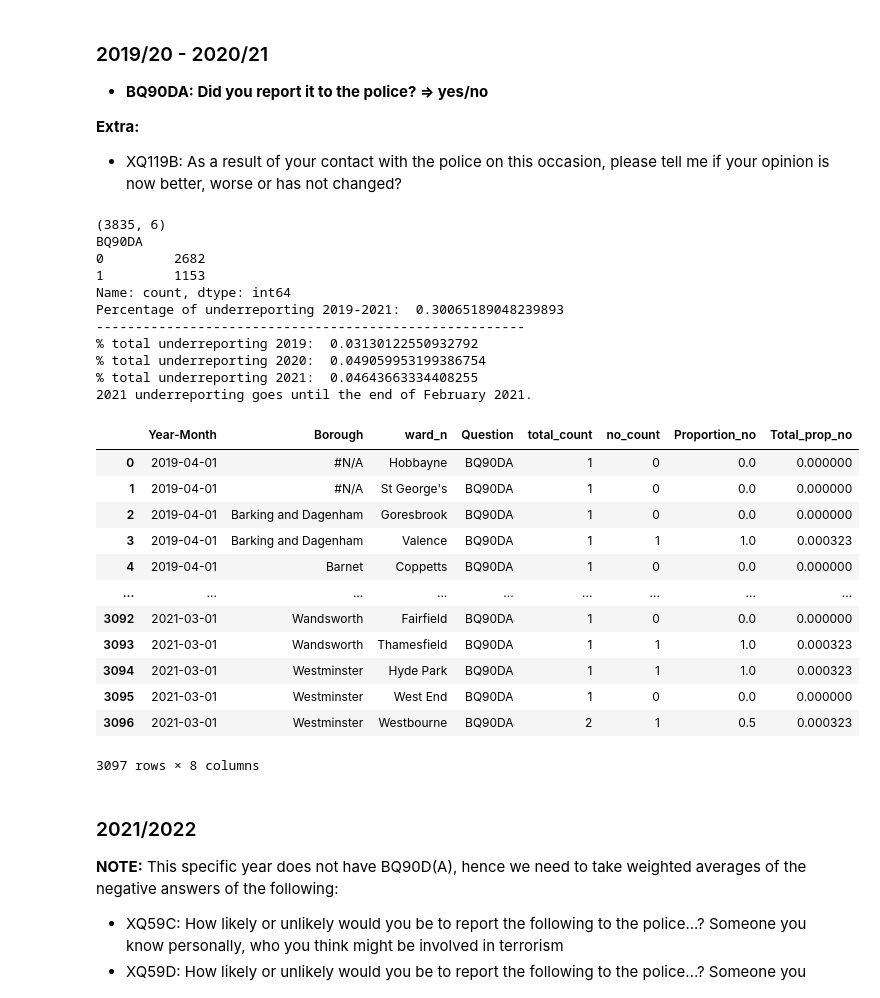
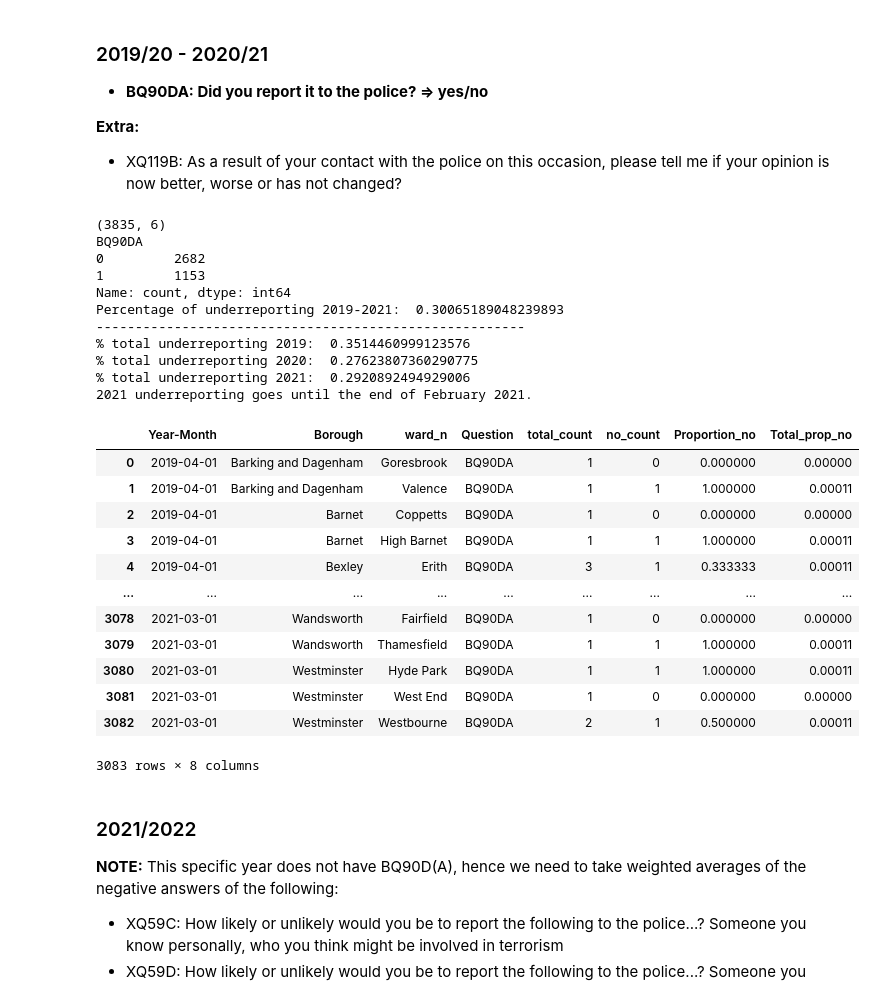
Before and after one commit to timyuk/data_challenge_2, a Jupyter notebook: crime_underreporting.ipynb, the cells around one changed output. Cells and saved outputs as stored; diff of their text form; code cells hidden in the pictures.

```diff
--- a/crime_underreporting.ipynb
+++ b/crime_underreporting.ipynb
@@ -6,8 +6,11 @@ import pandas as pd
 import datetime as dt
 # %%
 # Load the PAS questions data
-df = pd.read_pickle(r'crime_data/PAS_detailed2.pkl')
+df = pd.read_pickle(r'PAS_detailed2_fixed_borough.pkl')
 df['Year-Month'] = pd.to_datetime(df['Year-Month'], format='%Y-%m-%d').dt.date
+# %%
+df.drop("Borough", axis=1, inplace=True)
+df = df.rename(columns={"Borough name": "Borough"})
 # %%
 # lists of columns to keep in the final df
 important_cols = ["Year-Month", "Year", "ward_n", "ward", "Borough"]  # w/o Week and BCU as those both start in April 2020
@@ -119,7 +122,7 @@ def calc_wards(df_func, question_column):
 
     # Calculate the proportion of 'No' responses
     grouped["Proportion_no"] = grouped["no_count"] / grouped["total_count"]
-    grouped["Total_prop_no"] = grouped["no_count"] / grouped.shape[0]
+    grouped["Total_prop_no"] = grouped["no_count"] / total_respondents
 
     # Add the question column to the result
     grouped["Question"] = question_column
@@ -221,7 +230,8 @@ df["Year"] = pd.DatetimeIndex(df['Year-Month']).year
 # %%
 ## BQ90D asked from 2015 to start of 2019 -- only those reported to police entities
 # Where they answered the question AND where it was not reported to police
-df_1519 = df[important_cols + ["BQ90D"]][~(df["BQ90D"].isna()) & (df["SQ109CAA"].isna())].copy()
+df_1519 = df[important_cols + ["BQ90D", "BQ90B", "BQ90C", "SQ109CAA", 'NQ135BD', 'Q60']][~(df["BQ90D"].isna()) & (df["BQ90B"].isin(['In local area', 'Elsewhere in London']))].copy()
+df_1519.loc[(df_1519['BQ90D'] == 'Yes')&(df_1519['SQ109CAA'].isna()), 'BQ90D'] = 'No'
 
 df_1519["BQ90D"] = df_1519["BQ90D"].map({
     'Yes': 0,
@@ -231,12 +241,14 @@ df_1519["BQ90D"] = df_1519["BQ90D"].map({
 # Total underreporting 2015 - 2019
 print(df_1519.shape)
 print(df_1519[["BQ90D"]].value_counts())
-print("Percentage of underreporting 2015-2019: ", df_1519[df_1519["BQ90D"] == 1.0].shape[0]/df_1519.shape[0])
+print("Percentage of underreporting 2015-2019: ", df_1519[df_1519["BQ90D"] == 1.0].shape[0] / df_1519[~(df_1519["BQ90D"].isna())].shape[0])
 print("-------------------------------------------------------")
 
 for year in df_1519["Year"].unique():
     df_15_insights = df_1519[df_1519["Year"] == year]
-    print(f"% total underreporting {year}: ", df_15_insights[df_15_insights["BQ90D"] == 1.0].shape[0]/df[df["Year"] == year].shape[0])
+    print(f"% total underreporting {year}: ",
+          df_15_insights[df_15_insights["BQ90D"] == 1.0].shape[0] /
+          df[(df["Year"] == year) & ~(df["BQ90D"].isna())].shape[0])
 print("2019 underreporting goes until the end of February 2019.")
 
 df2 = calc_wards(df_1519, "BQ90D")
@@ -278,50 +290,52 @@ __Extra:__
 # %%
 ## BQ90DA asked from 2019 to start of 2021 -- specifically for the police
 df_1921 = df[important_cols + ["BQ90DA"]][~(df["BQ90DA"].isna())].copy()
 
 df_1921["BQ90DA"] = df_1921["BQ90DA"].map({
     'Yes': 0,
     'No': 1
 })
 
 # Total underreporting 2019 - 2021
 print(df_1921.shape)
 print(df_1921[["BQ90DA"]].value_counts())
-print("Percentage of underreporting 2019-2021: ", df_1921[df_1921["BQ90DA"] == 1.0].shape[0]/df_1921.shape[0])
+print("Percentage of underreporting 2019-2021: ", df_1921[df_1921["BQ90DA"] == 1.0].shape[0] / df_1921[~(df_1921["BQ90DA"].isna())].shape[0])
 print("-------------------------------------------------------")
 
 for year in df_1921["Year"].unique():
     df_19_insights = df_1921[df_1921["Year"] == year]
-    print(f"% total underreporting {year}: ", df_19_insights[df_19_insights["BQ90DA"] == 1.0].shape[0]/df[df["Year"] == year].shape[0])
+    print(f"% total underreporting {year}: ",
+          df_19_insights[df_19_insights["BQ90DA"] == 1.0].shape[0] /
+          df[(df["Year"] == year) & ~(df["BQ90DA"].isna())].shape[0])
 print("2021 underreporting goes until the end of February 2021.")
 
 df3 = calc_wards(df_1921, "BQ90DA")
 df3
 # %% [output]
 (3835, 6)
 BQ90DA
 0         2682
 1         1153
 Name: count, dtype: int64
 Percentage of underreporting 2019-2021:  0.30065189048239893
 -------------------------------------------------------
-% total underreporting 2019:  0.03130122550932792
-% total underreporting 2020:  0.049059953199386754
-% total underreporting 2021:  0.04643663334408255
+% total underreporting 2019:  0.3514460999123576
+% total underreporting 2020:  0.27623807360290775
+% total underreporting 2021:  0.2920892494929006
 2021 underreporting goes until the end of February 2021.
 |  | Year-Month | Borough | ward_n | Question | total_count | no_count | Proportion_no | Total_prop_no |
-| 0 | 2019-04-01 | #N/A | Hobbayne | BQ90DA | 1 | 0 | 0.0 | 0.000000 |
-| 1 | 2019-04-01 | #N/A | St George's | BQ90DA | 1 | 0 | 0.0 | 0.000000 |
-| 2 | 2019-04-01 | Barking and Dagenham | Goresbrook | BQ90DA | 1 | 0 | 0.0 | 0.000000 |
-| 3 | 2019-04-01 | Barking and Dagenham | Valence | BQ90DA | 1 | 1 | 1.0 | 0.000323 |
-| 4 | 2019-04-01 | Barnet | Coppetts | BQ90DA | 1 | 0 | 0.0 | 0.000000 |
+| 0 | 2019-04-01 | Barking and Dagenham | Goresbrook | BQ90DA | 1 | 0 | 0.000000 | 0.00000 |
+| 1 | 2019-04-01 | Barking and Dagenham | Valence | BQ90DA | 1 | 1 | 1.000000 | 0.00011 |
+| 2 | 2019-04-01 | Barnet | Coppetts | BQ90DA | 1 | 0 | 0.000000 | 0.00000 |
+| 3 | 2019-04-01 | Barnet | High Barnet | BQ90DA | 1 | 1 | 1.000000 | 0.00011 |
+| 4 | 2019-04-01 | Bexley | Erith | BQ90DA | 3 | 1 | 0.333333 | 0.00011 |
 | ... | ... | ... | ... | ... | ... | ... | ... | ... |
-| 3092 | 2021-03-01 | Wandsworth | Fairfield | BQ90DA | 1 | 0 | 0.0 | 0.000000 |
-| 3093 | 2021-03-01 | Wandsworth | Thamesfield | BQ90DA | 1 | 1 | 1.0 | 0.000323 |
-| 3094 | 2021-03-01 | Westminster | Hyde Park | BQ90DA | 1 | 1 | 1.0 | 0.000323 |
-| 3095 | 2021-03-01 | Westminster | West End | BQ90DA | 1 | 0 | 0.0 | 0.000000 |
-| 3096 | 2021-03-01 | Westminster | Westbourne | BQ90DA | 2 | 1 | 0.5 | 0.000323 |
+| 3078 | 2021-03-01 | Wandsworth | Fairfield | BQ90DA | 1 | 0 | 0.000000 | 0.00000 |
+| 3079 | 2021-03-01 | Wandsworth | Thamesfield | BQ90DA | 1 | 1 | 1.000000 | 0.00011 |
+| 3080 | 2021-03-01 | Westminster | Hyde Park | BQ90DA | 1 | 1 | 1.000000 | 0.00011 |
+| 3081 | 2021-03-01 | Westminster | West End | BQ90DA | 1 | 0 | 0.000000 | 0.00000 |
+| 3082 | 2021-03-01 | Westminster | Westbourne | BQ90DA | 2 | 1 | 0.500000 | 0.00011 |
-3097 rows × 8 columns
+3083 rows × 8 columns
 # %% [markdown]
 ### 2021/2022
 
```
Also changed, not shown: parts of 11 cells of this notebook, 1 other file.
